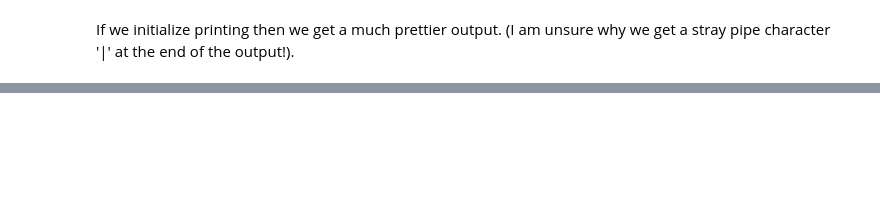
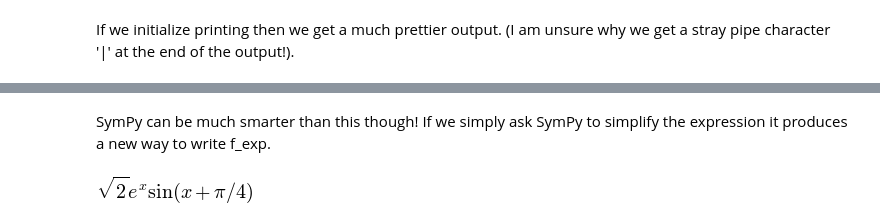
Before and after one commit to Davidjohnwilson/mathinvestigations, a Jupyter notebook: SymPy Investigation.ipynb, the cells around one changed output, grey strips where cells are left out. Saved outputs shown, nothing was run; the diff lists cells and outputs as text; code cells hidden in the pictures; blank space fills up the shorter version.

```diff
--- a/SymPy Investigation.ipynb
+++ b/SymPy Investigation.ipynb
@@ -28,0 +41,6 @@ diff(sin(x)*exp(x), x)
+# %% [markdown]
+SymPy can be much smarter than this though! If we simply ask SymPy to simplify the expression it produces a new way to write f_exp.
+# %%
+simplify(f_exp)
+# %% [output]
+[figure, added]
```
Also changed, not shown: parts of 38 cells of this notebook.
